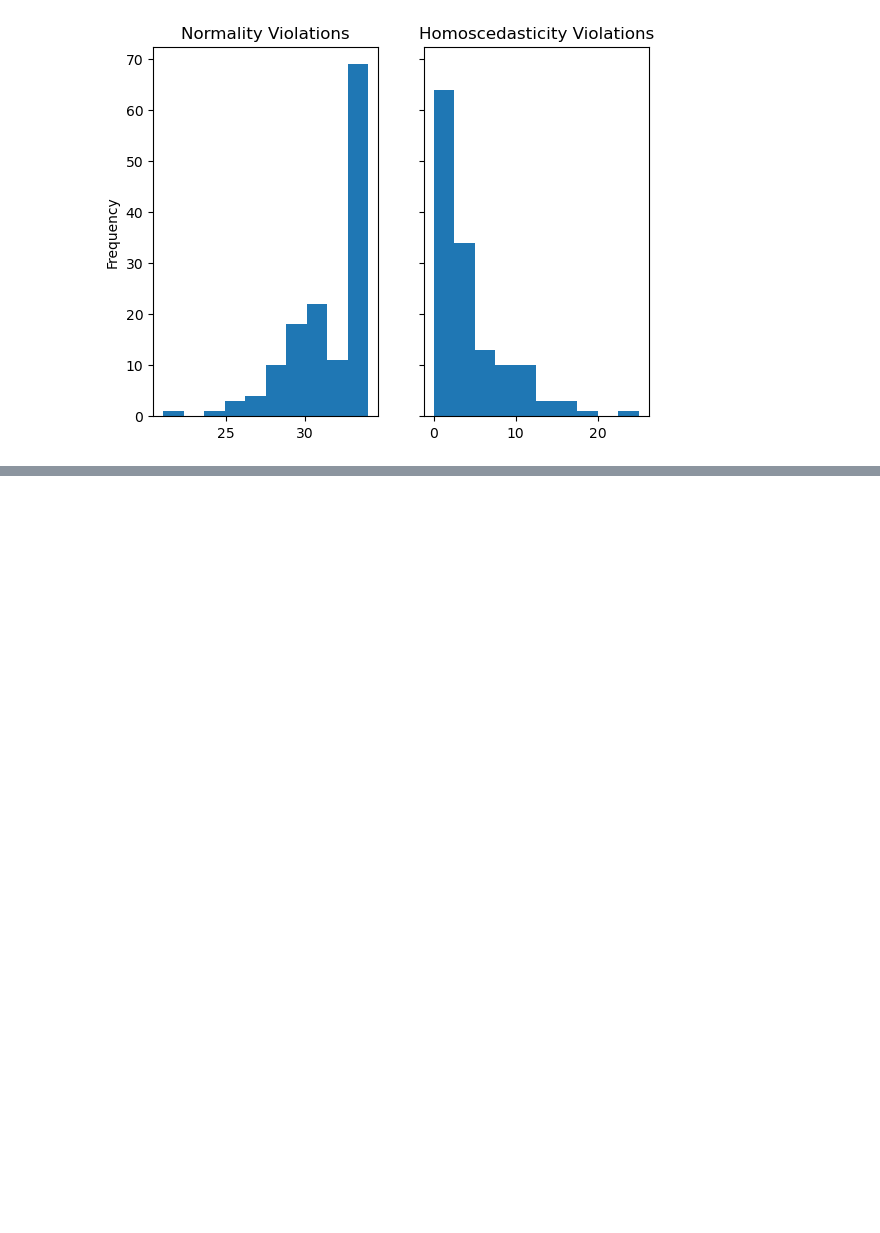
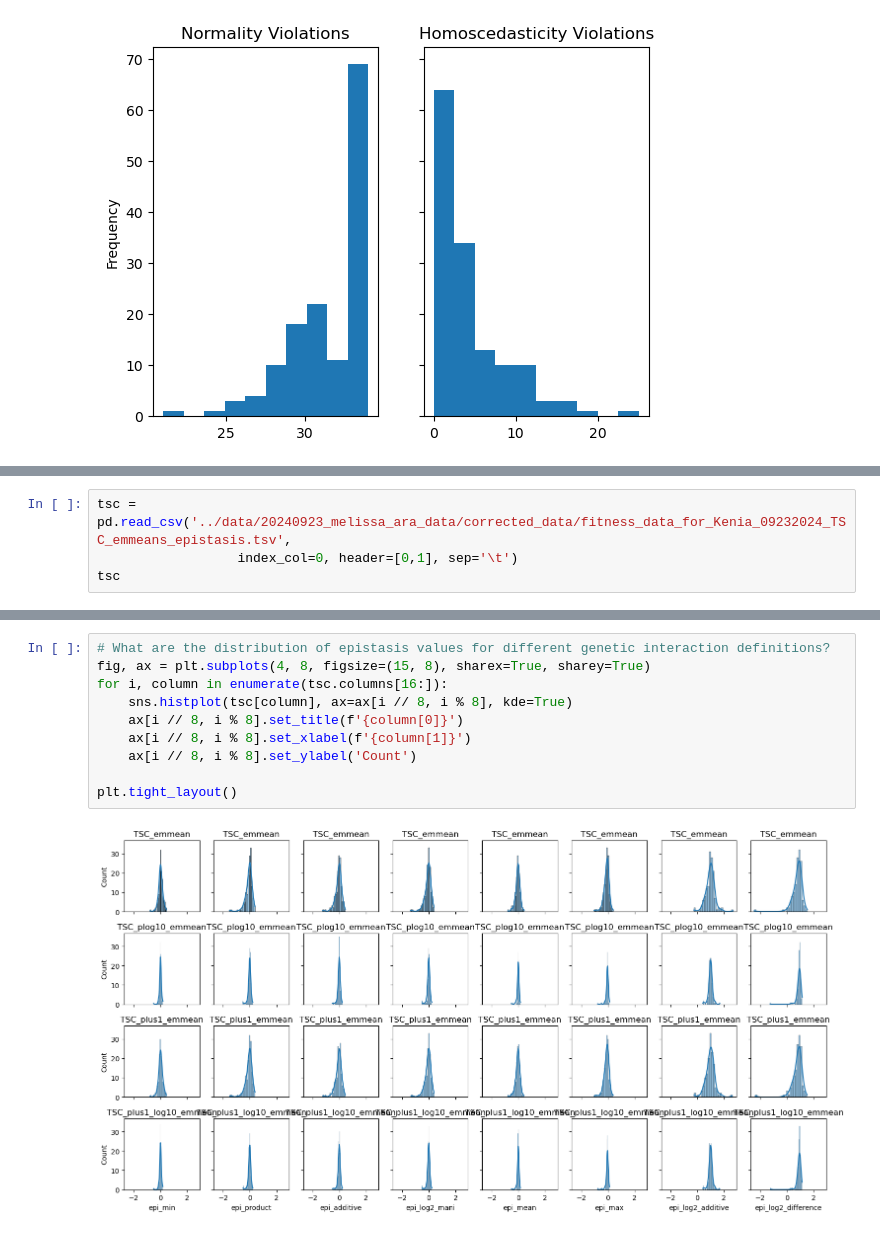
Before and after one commit to ksegaba/ara-kinase-prediction, a Jupyter notebook: code/0d_summarize_epistasis_results.ipynb, the cells around one changed output, grey strips where cells are left out. Drawn from its saved outputs; the diff is of its cells as text; blank space fills up the shorter version.

```diff
--- a/code/0d_summarize_epistasis_results.ipynb
+++ b/code/0d_summarize_epistasis_results.ipynb
@@ -156,0 +277,4 @@ Text(0.5, 1.0, 'Homoscedasticity Violations')
+# %%
+tsc = pd.read_csv('../data/20240923_melissa_ara_data/corrected_data/fitness_data_for_Kenia_09232024_TSC_emmeans_epistasis.tsv',
+                  index_col=0, header=[0,1], sep='\t')
+tsc
@@ -156,0 +297,12 @@ Text(0.5, 1.0, 'Homoscedasticity Violations')
+# %%
+# What are the distribution of epistasis values for different genetic interaction definitions?
+fig, ax = plt.subplots(4, 8, figsize=(15, 8), sharex=True, sharey=True)
+for i, column in enumerate(tsc.columns[16:]):
+    sns.histplot(tsc[column], ax=ax[i // 8, i % 8], kde=True)
+    ax[i // 8, i % 8].set_title(f'{column[0]}')
+    ax[i // 8, i % 8].set_xlabel(f'{column[1]}')
+    ax[i // 8, i % 8].set_ylabel('Count')
+
+plt.tight_layout()
+# %% [output]
+[figure, added]
```
Also changed, not shown: parts of 13 cells of this notebook.
